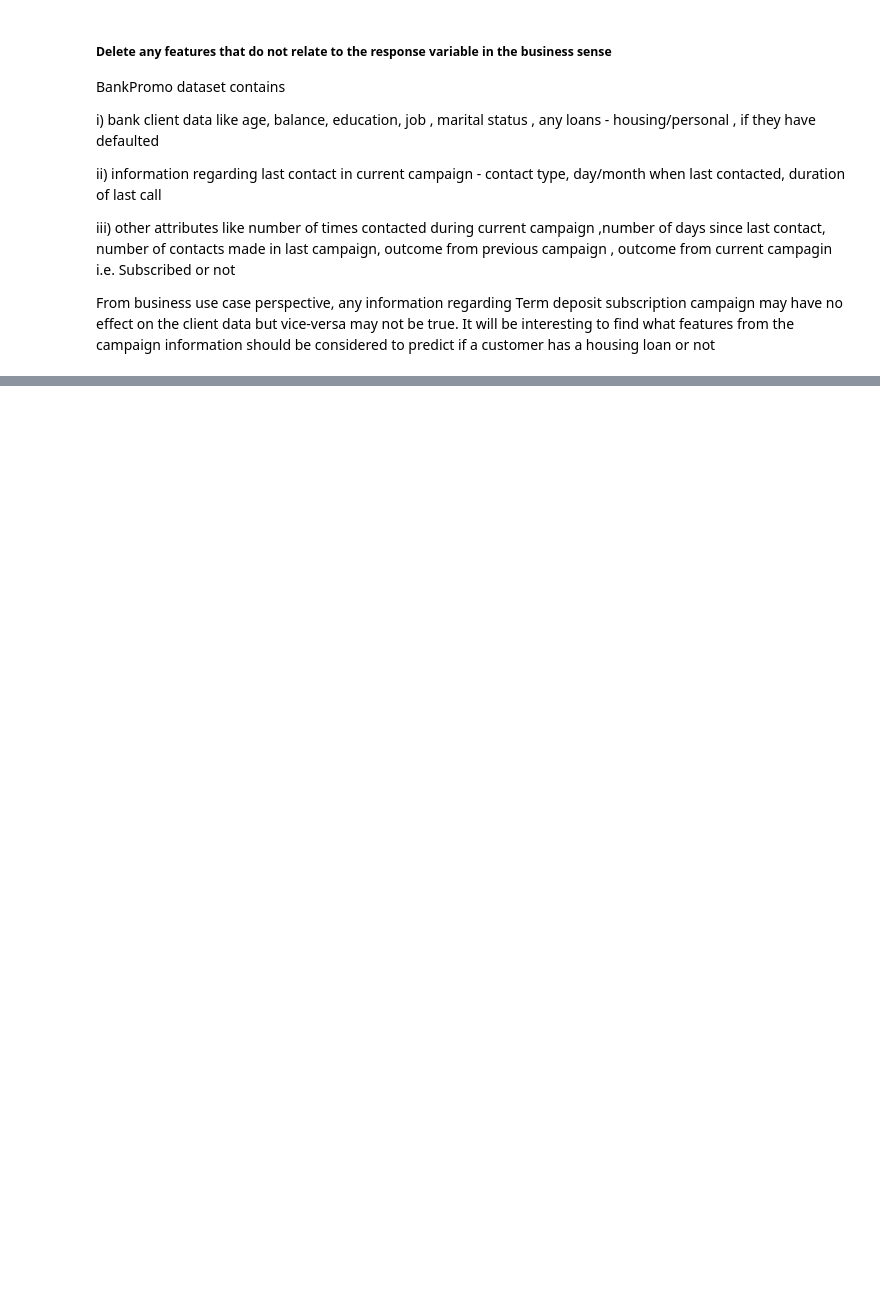
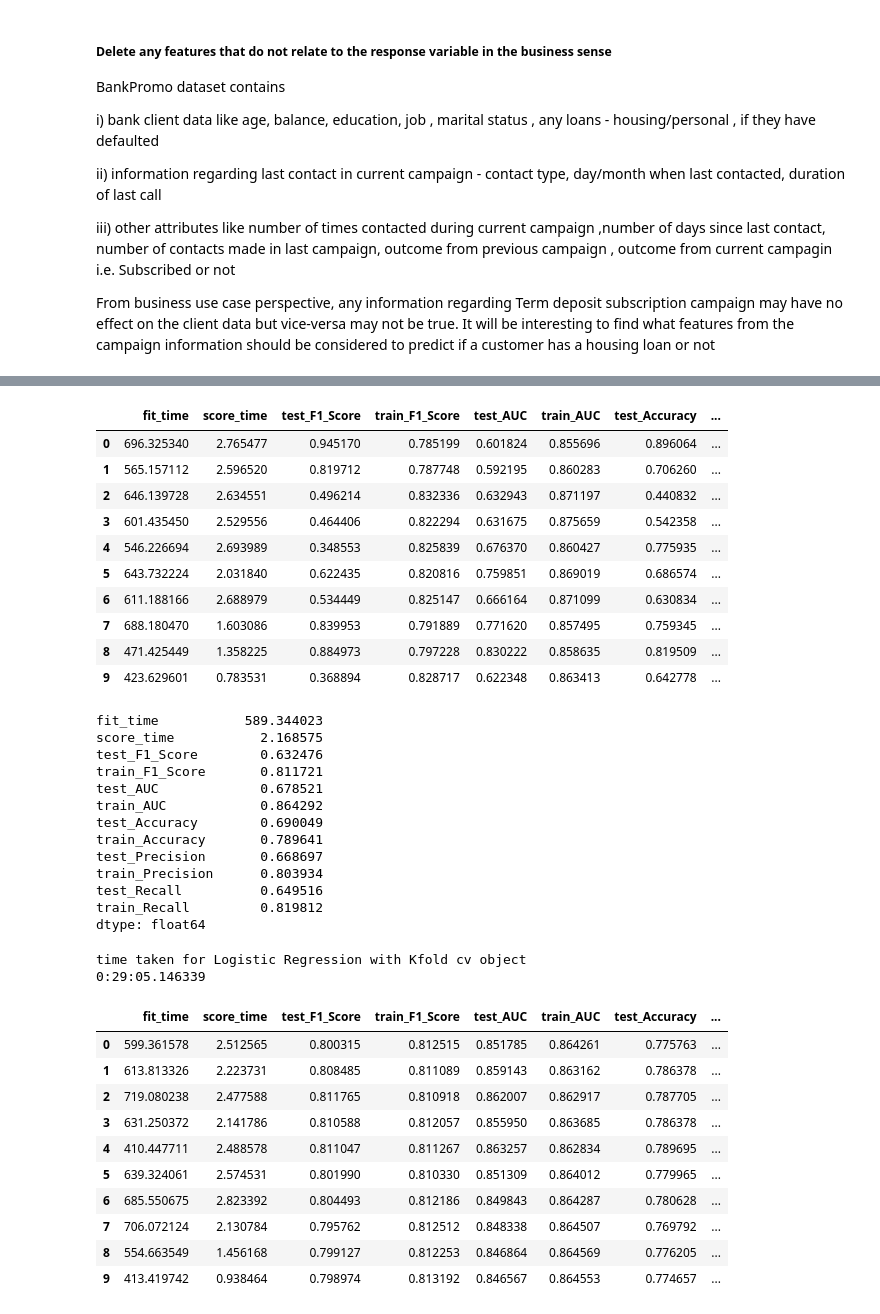
Before and after one commit to nhendersonkuns/awesomedataminers, a Jupyter notebook: Lab2_housing_models.ipynb, the cells around one changed output, grey strips where cells are left out. Saved outputs shown, nothing was run; the diff lists cells and outputs as text; code cells hidden in the pictures; blank space fills up the shorter version.

```diff
--- a/Lab2_housing_models.ipynb
+++ b/Lab2_housing_models.ipynb
@@ -342,0 +351,79 @@ df.sort_values(by='rfe_rank')
+# %%
+from sklearn.preprocessing import StandardScaler
+from sklearn.model_selection import cross_val_score, cross_validate
+from sklearn.metrics import make_scorer
+from sklearn.metrics import accuracy_score
+from sklearn.linear_model import LogisticRegression
+from sklearn.pipeline import make_pipeline
+from sklearn.preprocessing import PolynomialFeatures
+
+
+warnings.filterwarnings(action='ignore', category=DataConversionWarning)
+
+# Initialize an Empty Dataframe to store Model performance Stats
+#modelPerformanceMetrices = pd.DataFrame(columns=['Accuracy', 'AuC', 'F1 Score', 'Precision', 'Recall'])
+scoring = {'F1_Score': 'f1', 'AUC': 'roc_auc', 'Accuracy': make_scorer(accuracy_score), 'Precision': 'precision', \
+          'Recall': 'recall'}
+
+# Standardize the features first, since standardizing the features could lead to
+# gradient desent algo to converge faster and then run logistic regression model
+
+logisticModel2 = make_pipeline(PolynomialFeatures(degree=2), StandardScaler(),  LogisticRegression(penalty='l1', C=1.0, class_weight=None, random_state=999))
+
+start = datetime.now()
+scores_kfold2 = cross_validate(logisticModel2 , X, y=y , cv = kfold_cv_object , n_jobs = -1 , scoring = scoring)
+print()
+display(pd.DataFrame(scores_kfold2))
+display(pd.DataFrame(scores_kfold2).mean())
+end = datetime.now()
+print("time taken for Logistic Regression with Kfold cv object")
+print(end-start)
+print()
+
+start = datetime.now()
+scores_shuffle2 = cross_validate(logisticModel2 , X, y=y , cv = shuffle_cv_object , n_jobs = -1 , scoring = scoring)
+print()
+display(pd.DataFrame(scores_shuffle2))
+display(pd.DataFrame(scores_shuffle2).mean())
+end = datetime.now()
+print("time taken for Logistic Regression with Shuffle cv object")
+print(end-start)
+print()
+# %% [output]
+|  | fit_time | score_time | test_F1_Score | train_F1_Score | test_AUC | train_AUC | test_Accuracy | ... |
+| 0 | 696.325340 | 2.765477 | 0.945170 | 0.785199 | 0.601824 | 0.855696 | 0.896064 | ... |
+| 1 | 565.157112 | 2.596520 | 0.819712 | 0.787748 | 0.592195 | 0.860283 | 0.706260 | ... |
+| 2 | 646.139728 | 2.634551 | 0.496214 | 0.832336 | 0.632943 | 0.871197 | 0.440832 | ... |
+| 3 | 601.435450 | 2.529556 | 0.464406 | 0.822294 | 0.631675 | 0.875659 | 0.542358 | ... |
+| 4 | 546.226694 | 2.693989 | 0.348553 | 0.825839 | 0.676370 | 0.860427 | 0.775935 | ... |
+| 5 | 643.732224 | 2.031840 | 0.622435 | 0.820816 | 0.759851 | 0.869019 | 0.686574 | ... |
+| 6 | 611.188166 | 2.688979 | 0.534449 | 0.825147 | 0.666164 | 0.871099 | 0.630834 | ... |
+| 7 | 688.180470 | 1.603086 | 0.839953 | 0.791889 | 0.771620 | 0.857495 | 0.759345 | ... |
+| 8 | 471.425449 | 1.358225 | 0.884973 | 0.797228 | 0.830222 | 0.858635 | 0.819509 | ... |
+| 9 | 423.629601 | 0.783531 | 0.368894 | 0.828717 | 0.622348 | 0.863413 | 0.642778 | ... |
+fit_time           589.344023
+score_time           2.168575
+test_F1_Score        0.632476
+train_F1_Score       0.811721
+test_AUC             0.678521
+train_AUC            0.864292
+test_Accuracy        0.690049
+train_Accuracy       0.789641
+test_Precision       0.668697
+train_Precision      0.803934
+test_Recall          0.649516
+train_Recall         0.819812
+dtype: float64
+time taken for Logistic Regression with Kfold cv object
+0:29:05.146339
+|  | fit_time | score_time | test_F1_Score | train_F1_Score | test_AUC | train_AUC | test_Accuracy | ... |
+| 0 | 599.361578 | 2.512565 | 0.800315 | 0.812515 | 0.851785 | 0.864261 | 0.775763 | ... |
+| 1 | 613.813326 | 2.223731 | 0.808485 | 0.811089 | 0.859143 | 0.863162 | 0.786378 | ... |
+| 2 | 719.080238 | 2.477588 | 0.811765 | 0.810918 | 0.862007 | 0.862917 | 0.787705 | ... |
+| 3 | 631.250372 | 2.141786 | 0.810588 | 0.812057 | 0.855950 | 0.863685 | 0.786378 | ... |
+| 4 | 410.447711 | 2.488578 | 0.811047 | 0.811267 | 0.863257 | 0.862834 | 0.789695 | ... |
+| 5 | 639.324061 | 2.574531 | 0.801990 | 0.810330 | 0.851309 | 0.864012 | 0.779965 | ... |
+| 6 | 685.550675 | 2.823392 | 0.804493 | 0.812186 | 0.849843 | 0.864287 | 0.780628 | ... |
+| 7 | 706.072124 | 2.130784 | 0.795762 | 0.812512 | 0.848338 | 0.864507 | 0.769792 | ... |
+| 8 | 554.663549 | 1.456168 | 0.799127 | 0.812253 | 0.846864 | 0.864569 | 0.776205 | ... |
+| 9 | 413.419742 | 0.938464 | 0.798974 | 0.813192 | 0.846567 | 0.864553 | 0.774657 | ... |
```
Also changed, not shown: parts of 44 cells of this notebook.
